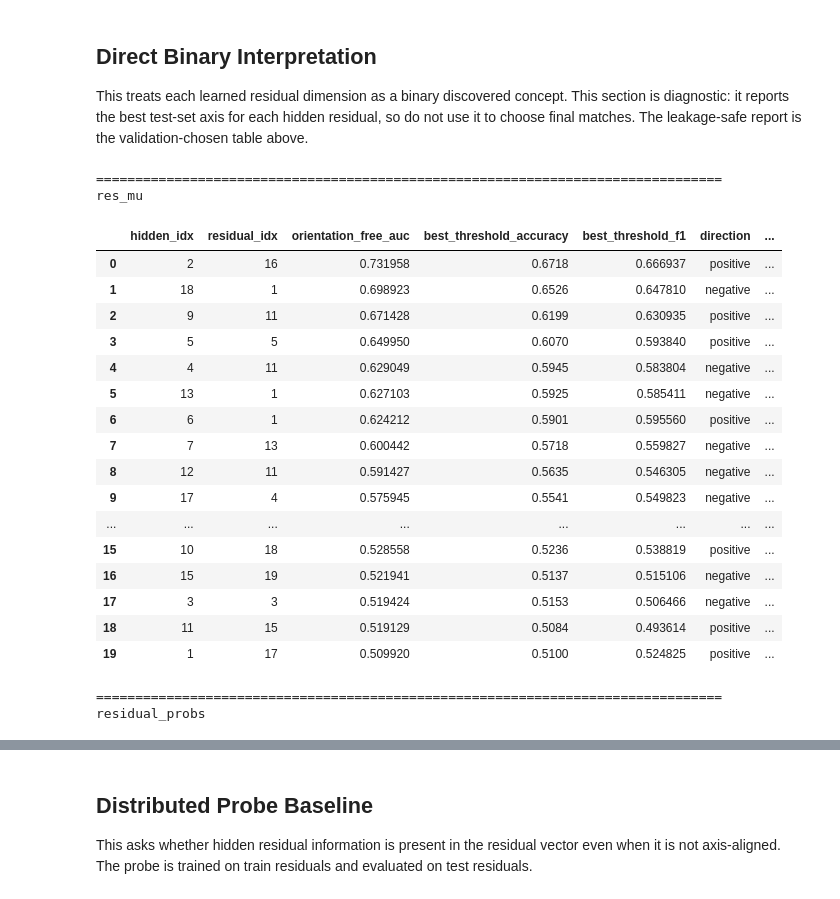
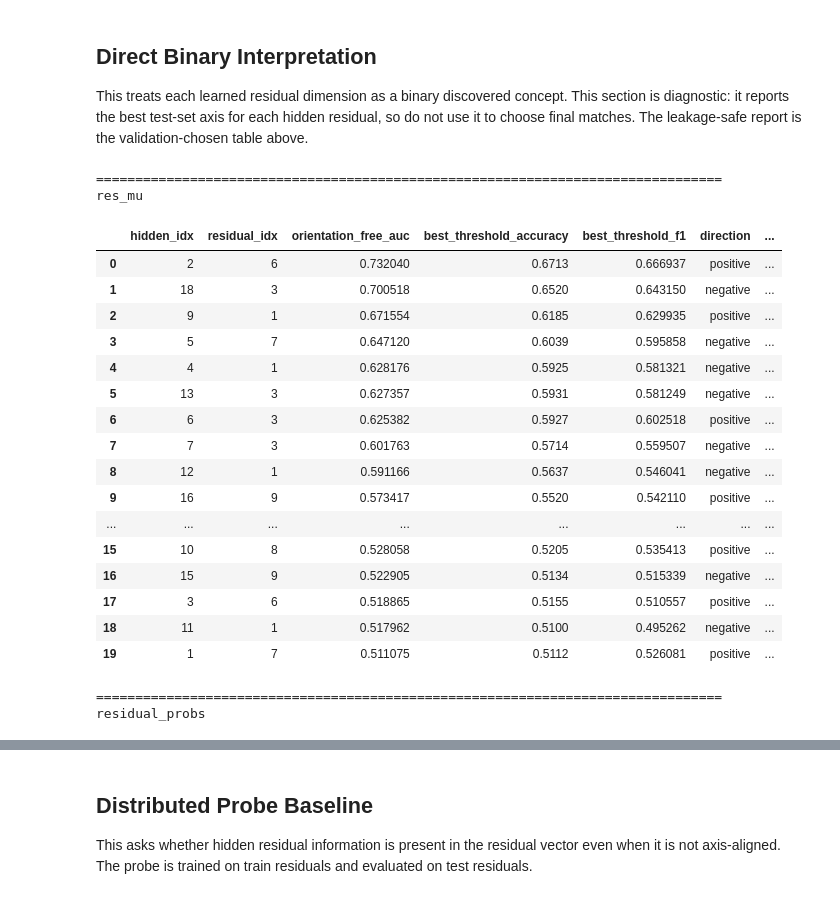
Before and after one commit to stephenmarcou/SCBM_implementation, a Jupyter notebook: residual_direct_baseline_checks.ipynb, the cells around one changed output, grey strips where cells are left out. Saved outputs shown, nothing was run; the diff lists cells and outputs as text; code cells hidden in the pictures.

```diff
--- a/residual_direct_baseline_checks.ipynb
+++ b/residual_direct_baseline_checks.ipynb
@@ -78,13 +78,16 @@ The default below points at the hard synthetic run from the current analysis.
 # )
 
 
+# EXPERIMENT_PATH = Path("experiments/scbm_residual/synthetic_res_scbm/hard/"
+#                        "alpha_0.5_beta_2.0_rho_cr0.0_rho_cc0.0_rho_rr0.5_hard_hid20_R20_hidden_strong_rrcorr05_200_epochs_2026-06-10_13-13-13_9c899"
+# )
+
 EXPERIMENT_PATH = Path("experiments/scbm_residual/synthetic_res_scbm/hard/"
-                       "alpha_0.5_beta_2.0_rho_cr0.0_rho_cc0.0_rho_rr0.5_hard_hid20_R20_hidden_strong_rrcorr05_200_epochs_2026-06-10_13-13-13_9c899"
+                       "alpha_0.5_beta_2.0_rho_cr0.0_rho_cc0.0_rho_rr0.5_hard_hid20_R20_hidden_strong_rrcorr05_200_epochs_save_c_res_2026-06-10_16-22-14_09b78"
 )
 
 
-
-
+CONCEPT_RESIDUAL_CHANNEL = True
 
 
 
@@ -477,16 +610,24 @@ DATA_PATH = infer_data_path(EXPERIMENT_PATH)
 print("Experiment:", EXPERIMENT_PATH)
 print("Data path:", DATA_PATH)
 
-splits = {split: load_split(EXPERIMENT_PATH, DATA_PATH, split) for split in ["train", "val", "test"]}
+
+num_concepts, num_residuals, _,_ = get_dim_data_and_model(EXPERIMENT_PATH)
+
+if CONCEPT_RESIDUAL_CHANNEL:
+    splits = {split: load_split(EXPERIMENT_PATH, DATA_PATH, split, num_concepts=num_concepts, num_residuals=num_residuals)
+              for split in ["train", "val", "test"]}
+
+else:
+    splits = {split: load_split(EXPERIMENT_PATH, DATA_PATH, split) for split in ["train", "val", "test"]}
 
 for split, data in splits.items():
     print(f"{split}")
     for key in ["res_mu", "residual_probs", "residual_sample_mean", "hidden_residuals", "hidden_residual_signal", "concepts", "y"]:
         print(f"  {key:24s} {tuple(data[key].shape)}")
 
-w_hid = splits["train"]["w_hid"]
+
 relevant_hidden = torch.where(w_hid.abs() > 1e-8)[0].tolist()
-print("w_hid:", w_hid)
+
 
 print("Task-relevant hidden residual indices:", relevant_hidden)
 # %% [output]
@@ -692,50 +912,50 @@ def binary_direct_recovery(residual_scores, hidden_residuals, score_type="mu"):
             if acc_pos >= acc_neg:
                 best_acc = acc_pos
                 best_f1 = f1_score(H[:, h], pred_pos)
                 direction = "positive"
             else:
                 best_acc = acc_neg
                 best_f1 = f1_score(H[:, h], pred_neg)
                 direction = "negative"
 
             rows.append({
                 "hidden_idx": h,
                 "residual_idx": r,
                 "orientation_free_auc": max(raw_auc, 1 - raw_auc),
                 "best_threshold_accuracy": best_acc,
                 "best_threshold_f1": best_f1,
                 "direction": direction,
             })
 
     return pd.DataFrame(rows)
 
 for rep_name, score_type in [("res_mu", "mu"), ("residual_probs", "prob")]:
     print("=" * 80)
     print(rep_name)
     df_bin = binary_direct_recovery(splits["test"][rep_name], splits["test"]["hidden_residuals"], score_type=score_type)
     best = df_bin.sort_values("orientation_free_auc", ascending=False).groupby("hidden_idx").head(1).reset_index(drop=True)
     best = add_task_relevance(best, splits["test"]["w_hid"])
-    display(best)
+    #display(best)
 # %% [output]
 ================================================================================
 res_mu
 |  | hidden_idx | residual_idx | orientation_free_auc | best_threshold_accuracy | best_threshold_f1 | direction | ... |
-| 0 | 2 | 16 | 0.731958 | 0.6718 | 0.666937 | positive | ... |
-| 1 | 18 | 1 | 0.698923 | 0.6526 | 0.647810 | negative | ... |
-| 2 | 9 | 11 | 0.671428 | 0.6199 | 0.630935 | positive | ... |
-| 3 | 5 | 5 | 0.649950 | 0.6070 | 0.593840 | positive | ... |
-| 4 | 4 | 11 | 0.629049 | 0.5945 | 0.583804 | negative | ... |
-| 5 | 13 | 1 | 0.627103 | 0.5925 | 0.585411 | negative | ... |
-| 6 | 6 | 1 | 0.624212 | 0.5901 | 0.595560 | positive | ... |
-| 7 | 7 | 13 | 0.600442 | 0.5718 | 0.559827 | negative | ... |
-| 8 | 12 | 11 | 0.591427 | 0.5635 | 0.546305 | negative | ... |
-| 9 | 17 | 4 | 0.575945 | 0.5541 | 0.549823 | negative | ... |
+| 0 | 2 | 6 | 0.732040 | 0.6713 | 0.666937 | positive | ... |
+| 1 | 18 | 3 | 0.700518 | 0.6520 | 0.643150 | negative | ... |
+| 2 | 9 | 1 | 0.671554 | 0.6185 | 0.629935 | positive | ... |
+| 3 | 5 | 7 | 0.647120 | 0.6039 | 0.595858 | negative | ... |
+| 4 | 4 | 1 | 0.628176 | 0.5925 | 0.581321 | negative | ... |
+| 5 | 13 | 3 | 0.627357 | 0.5931 | 0.581249 | negative | ... |
+| 6 | 6 | 3 | 0.625382 | 0.5927 | 0.602518 | positive | ... |
+| 7 | 7 | 3 | 0.601763 | 0.5714 | 0.559507 | negative | ... |
+| 8 | 12 | 1 | 0.591166 | 0.5637 | 0.546041 | negative | ... |
+| 9 | 16 | 9 | 0.573417 | 0.5520 | 0.542110 | positive | ... |
 | ... | ... | ... | ... | ... | ... | ... | ... |
-| 15 | 10 | 18 | 0.528558 | 0.5236 | 0.538819 | positive | ... |
-| 16 | 15 | 19 | 0.521941 | 0.5137 | 0.515106 | negative | ... |
-| 17 | 3 | 3 | 0.519424 | 0.5153 | 0.506466 | negative | ... |
-| 18 | 11 | 15 | 0.519129 | 0.5084 | 0.493614 | positive | ... |
-| 19 | 1 | 17 | 0.509920 | 0.5100 | 0.524825 | positive | ... |
+| 15 | 10 | 8 | 0.528058 | 0.5205 | 0.535413 | positive | ... |
+| 16 | 15 | 9 | 0.522905 | 0.5134 | 0.515339 | negative | ... |
+| 17 | 3 | 6 | 0.518865 | 0.5155 | 0.510557 | positive | ... |
+| 18 | 11 | 1 | 0.517962 | 0.5100 | 0.495262 | negative | ... |
+| 19 | 1 | 7 | 0.511075 | 0.5112 | 0.526081 | positive | ... |
 ================================================================================
 residual_probs
 |  | hidden_idx | residual_idx | orientation_free_auc | best_threshold_accuracy | best_threshold_f1 | direction | ... |
```
Also changed, not shown: parts of 21 cells of this notebook, 1 other file.
